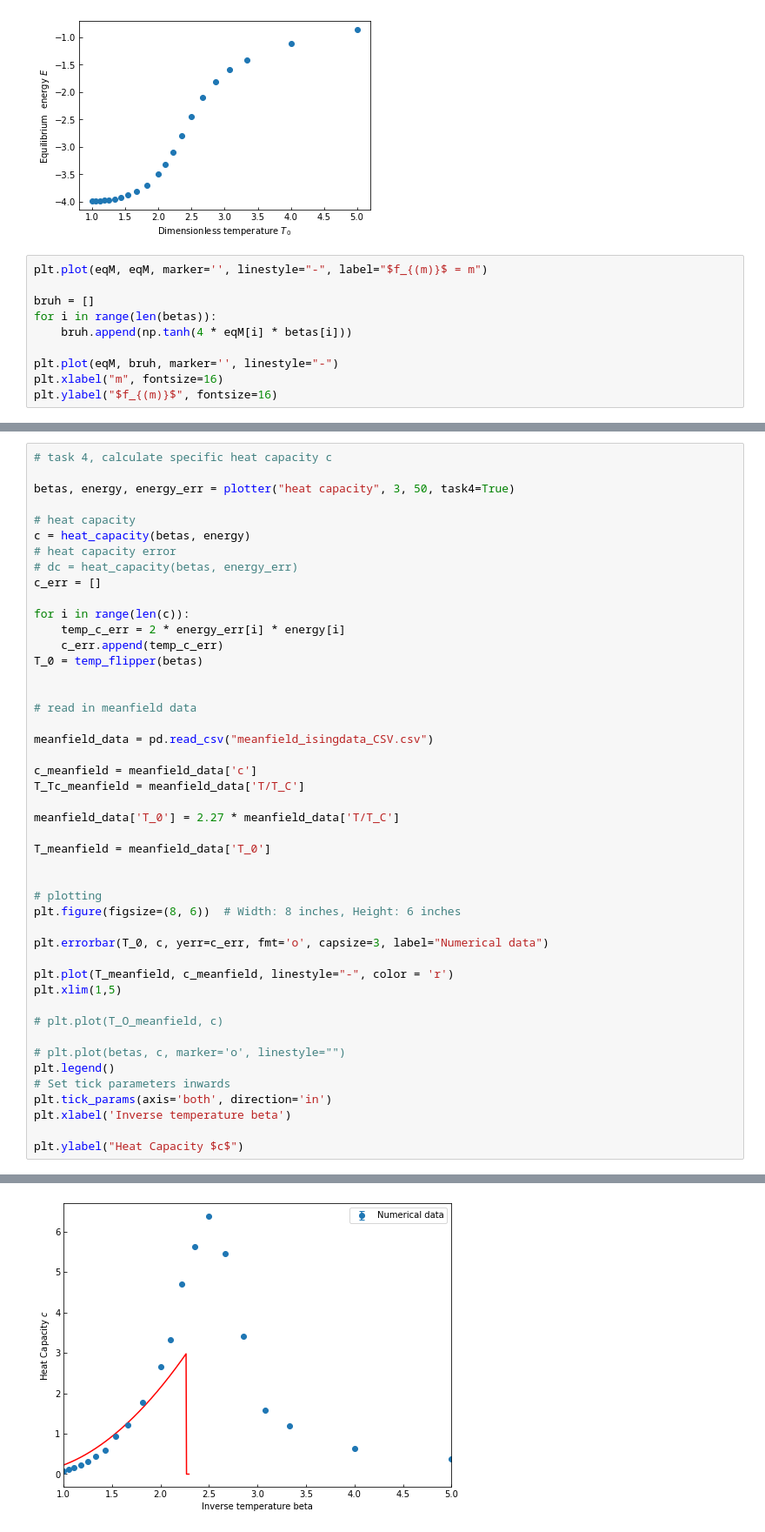
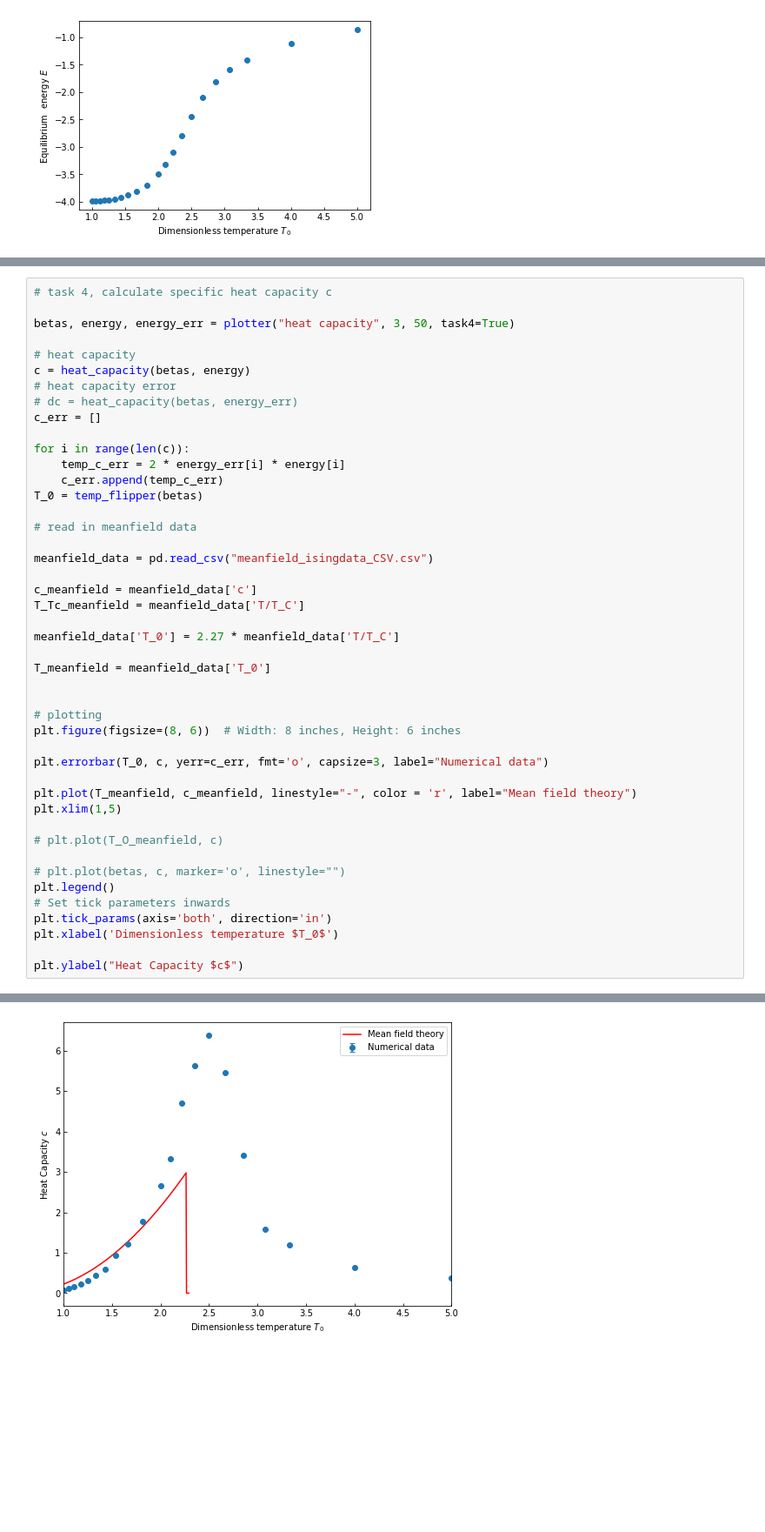
Before and after one commit to thomasbourke1/ising-model, a Jupyter notebook: task1.ipynb, the cells around one changed output, grey strips where cells are left out. Shown at 87% size. Drawn from its saved outputs; the diff is of its cells as text; blank space fills up the shorter version.

```diff
--- a/task1.ipynb
+++ b/task1.ipynb
@@ -242,13 +264,3 @@ plt.ylabel("Equilibrium  energy $E$")
 plt.savefig("figures/task2_energy.png")
 # %% [output]
 [figure]
-# %%
-plt.plot(eqM, eqM, marker='', linestyle="-", label="$f_{(m)}$ = m")
-
-bruh = []
-for i in range(len(betas)):
-    bruh.append(np.tanh(4 * eqM[i] * betas[i]))
-
-plt.plot(eqM, bruh, marker='', linestyle="-")
-plt.xlabel("m", fontsize=16)
-plt.ylabel("$f_{(m)}$", fontsize=16)
@@ -270,37 +279,36 @@ for i in range(len(c)):
     temp_c_err = 2 * energy_err[i] * energy[i]
     c_err.append(temp_c_err)
 T_0 = temp_flipper(betas)
-
 
 # read in meanfield data
 
 meanfield_data = pd.read_csv("meanfield_isingdata_CSV.csv")
 
 c_meanfield = meanfield_data['c']
 T_Tc_meanfield = meanfield_data['T/T_C']
 
 meanfield_data['T_0'] = 2.27 * meanfield_data['T/T_C']
 
 T_meanfield = meanfield_data['T_0']
 
 
 # plotting
 plt.figure(figsize=(8, 6))  # Width: 8 inches, Height: 6 inches
 
 plt.errorbar(T_0, c, yerr=c_err, fmt='o', capsize=3, label="Numerical data")
 
-plt.plot(T_meanfield, c_meanfield, linestyle="-", color = 'r')
+plt.plot(T_meanfield, c_meanfield, linestyle="-", color = 'r', label="Mean field theory")
 plt.xlim(1,5)
 
 # plt.plot(T_O_meanfield, c)
 
 # plt.plot(betas, c, marker='o', linestyle="")
 plt.legend()
 # Set tick parameters inwards
 plt.tick_params(axis='both', direction='in')
-plt.xlabel('Inverse temperature beta')
+plt.xlabel('Dimensionless temperature $T_0$')
 
 plt.ylabel("Heat Capacity $c$")
 # %% [output]
 Text(0, 0.5, 'Heat Capacity $c$')
-[figure, old version]
+[figure, new version]
```
Also changed, not shown: parts of 4 cells of this notebook.
